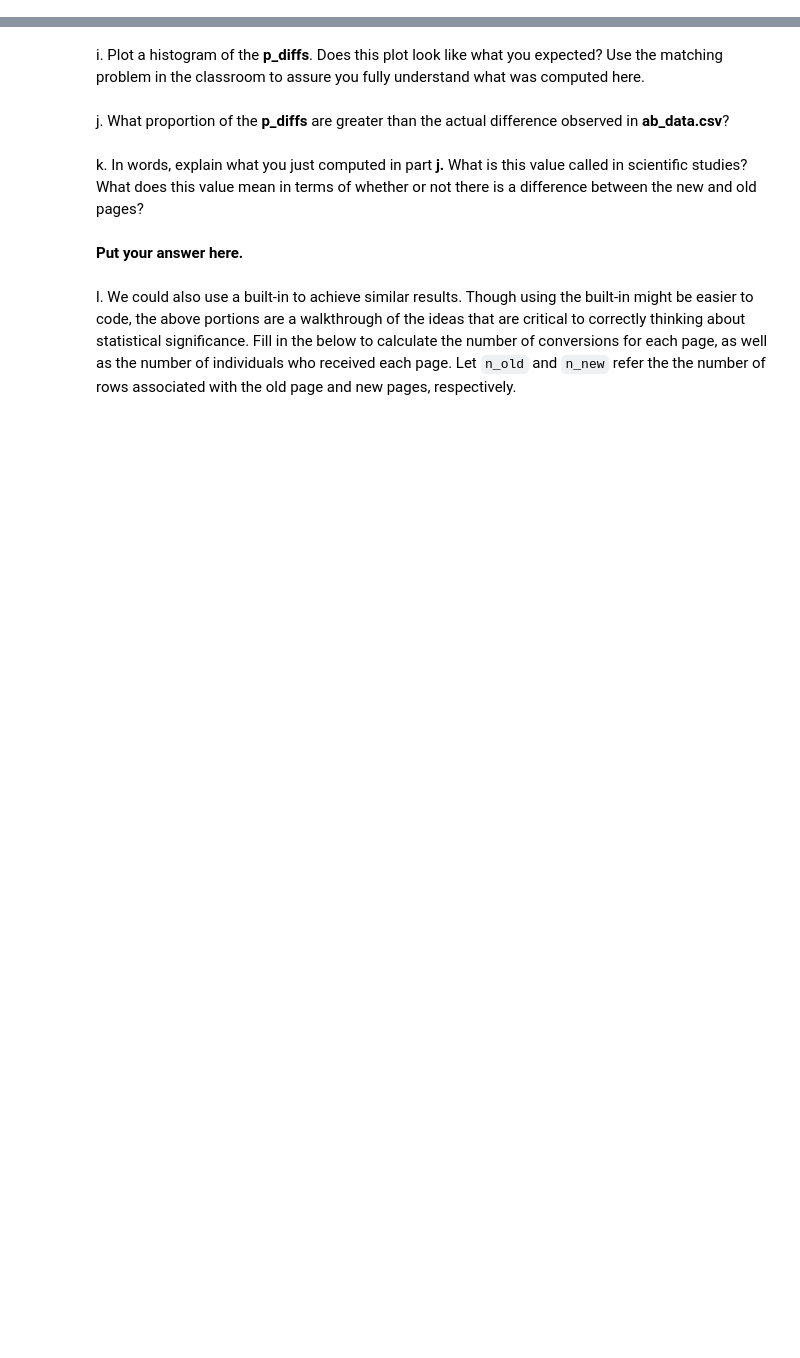
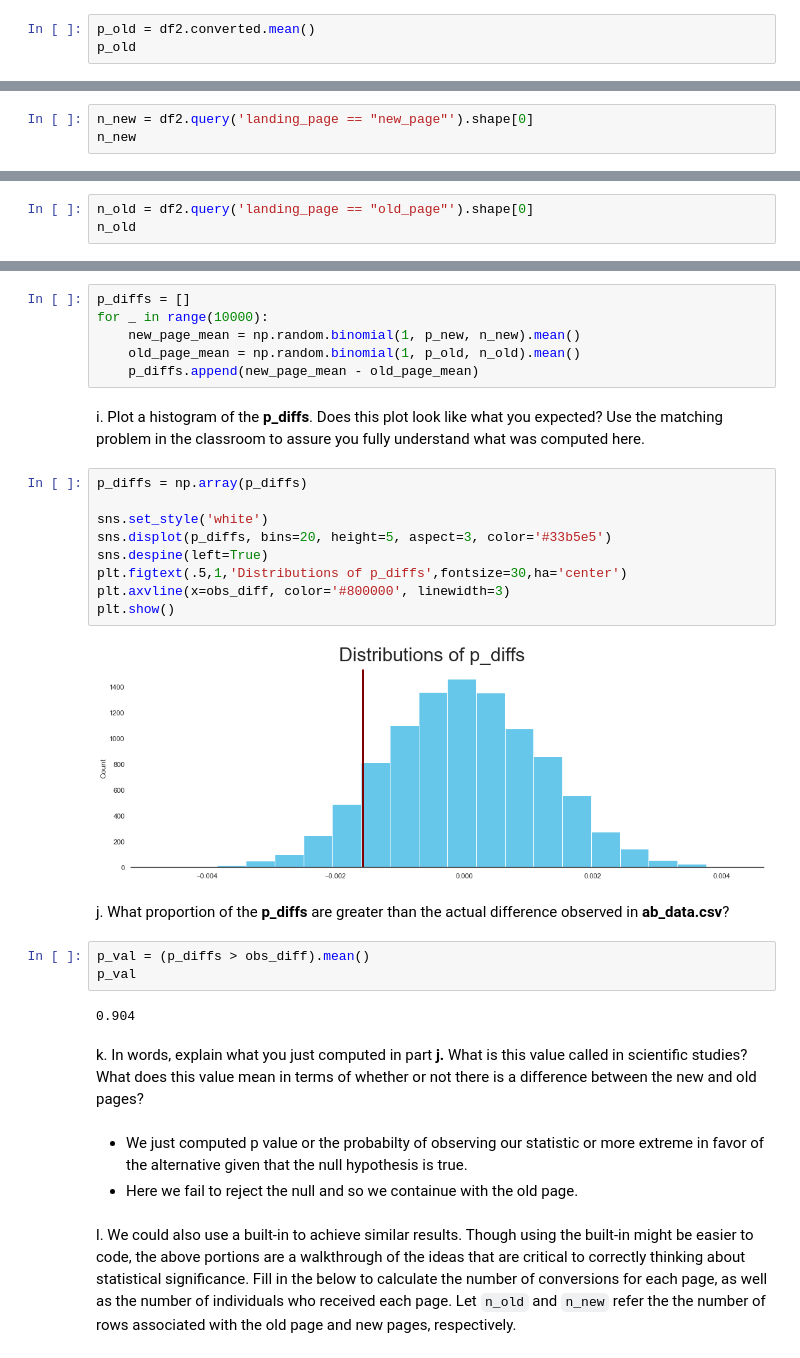
Before and after one commit to ahmed-gharib89/Analyze_ab_test_results, a Jupyter notebook: Analyze_ab_test_results_notebook.ipynb, the cells around one changed output, grey strips where cells are left out. Drawn from its saved outputs; the diff is of its cells as text; blank space fills up the shorter version.

```diff
--- a/Analyze_ab_test_results_notebook.ipynb
+++ b/Analyze_ab_test_results_notebook.ipynb
@@ -187,2 +199,5 @@ a. What is the **convert rate** for $p_{new}$ under the null?
 # %% [markdown]
 b. What is the **convert rate** for $p_{old}$ under the null? <br><br>
+# %%
+p_old = df2.converted.mean()
+p_old
@@ -189,2 +206,5 @@ b. What is the **convert rate** for $p_{old}$ under the null? <br><br>
 # %% [markdown]
 c. What is $n_{new}$?
+# %%
+n_new = df2.query('landing_page == "new_page"').shape[0]
+n_new
@@ -191,2 +213,5 @@ c. What is $n_{new}$?
 # %% [markdown]
 d. What is $n_{old}$?
+# %%
+n_old = df2.query('landing_page == "old_page"').shape[0]
+n_old
@@ -199,12 +236,35 @@ g. Find $p_{new}$ - $p_{old}$ for your simulated values from part (e) and (f).
 # %% [markdown]
 h. Simulate 10,000 $p_{new}$ - $p_{old}$ values using this same process similarly to the one you calculated in parts **a. through g.** above.  Store all 10,000 values in a numpy array called **p_diffs**.
+# %%
+p_diffs = []
+for _ in range(10000):
+    new_page_mean = np.random.binomial(1, p_new, n_new).mean()
+    old_page_mean = np.random.binomial(1, p_old, n_old).mean()
+    p_diffs.append(new_page_mean - old_page_mean)
 # %% [markdown]
 i. Plot a histogram of the **p_diffs**.  Does this plot look like what you expected?  Use the matching problem in the classroom to assure you fully understand what was computed here.
+# %%
+p_diffs = np.array(p_diffs)
+
+sns.set_style('white')
+sns.displot(p_diffs, bins=20, height=5, aspect=3, color='#33b5e5')
+sns.despine(left=True)
+plt.figtext(.5,1,'Distributions of p_diffs',fontsize=30,ha='center')
+plt.axvline(x=obs_diff, color='#800000', linewidth=3)
+plt.show()
+# %% [output]
+[figure, added]
 # %% [markdown]
 j. What proportion of the **p_diffs** are greater than the actual difference observed in **ab_data.csv**?
+# %%
+p_val = (p_diffs > obs_diff).mean()
+p_val
+# %% [output]
+0.904
 # %% [markdown]
 k. In words, explain what you just computed in part **j.**  What is this value called in scientific studies?  What does this value mean in terms of whether or not there is a difference between the new and old pages?
-# %% [markdown]
-**Put your answer here.**
+# %% [markdown]
+- We just computed p value or the probabilty of observing our statistic or more extreme in favor of the alternative given that the null hypothesis is true.
+- Here we fail to reject the null and so we containue with the old page.
 # %% [markdown]
 l. We could also use a built-in to achieve similar results.  Though using the built-in might be easier to code, the above portions are a walkthrough of the ideas that are critical to correctly thinking about statistical significance. Fill in the below to calculate the number of conversions for each page, as well as the number of individuals who received each page. Let `n_old` and `n_new` refer the the number of rows associated with the old page and new pages, respectively.
```
Also changed, not shown: parts of 15 cells of this notebook.
